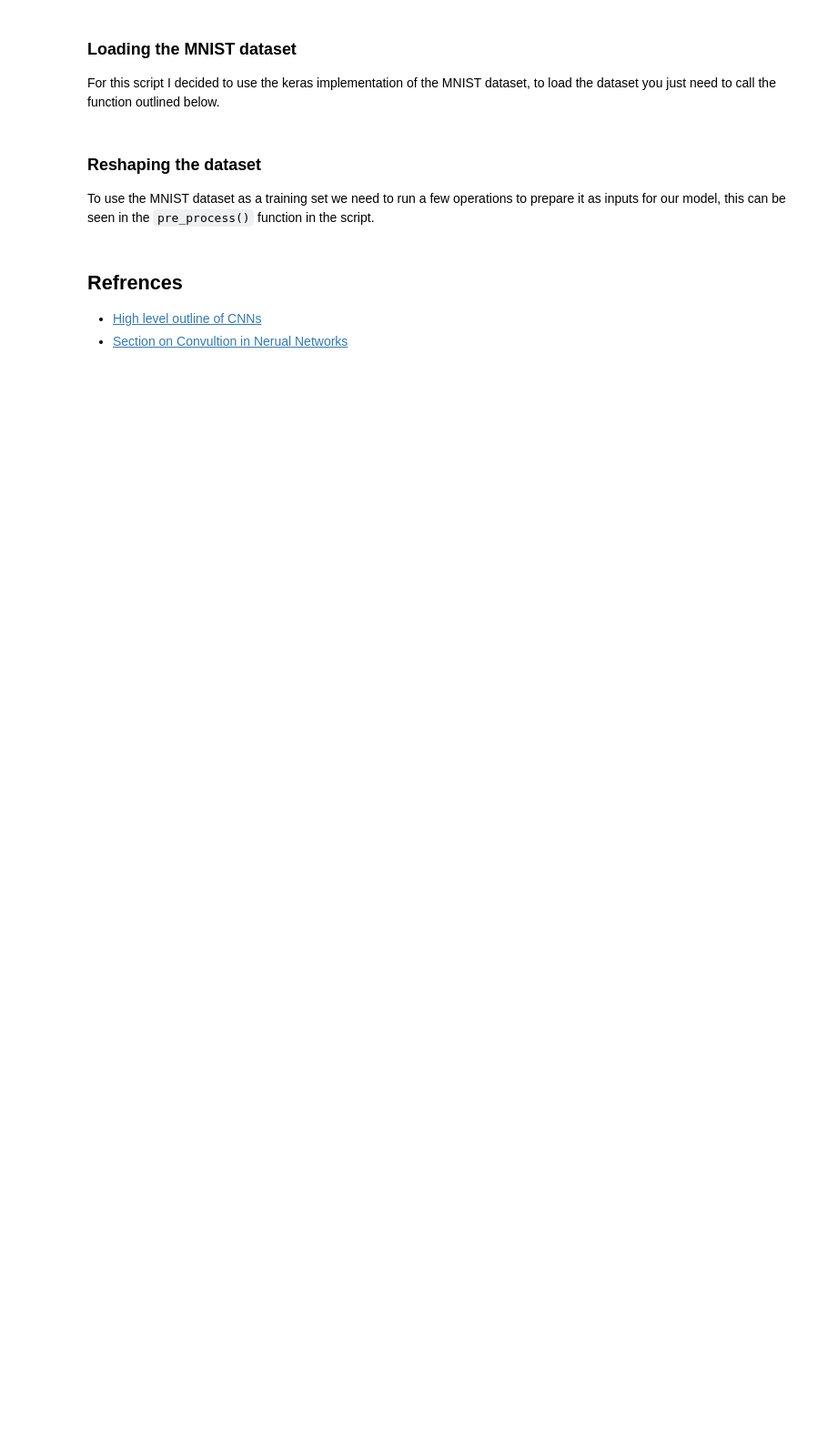
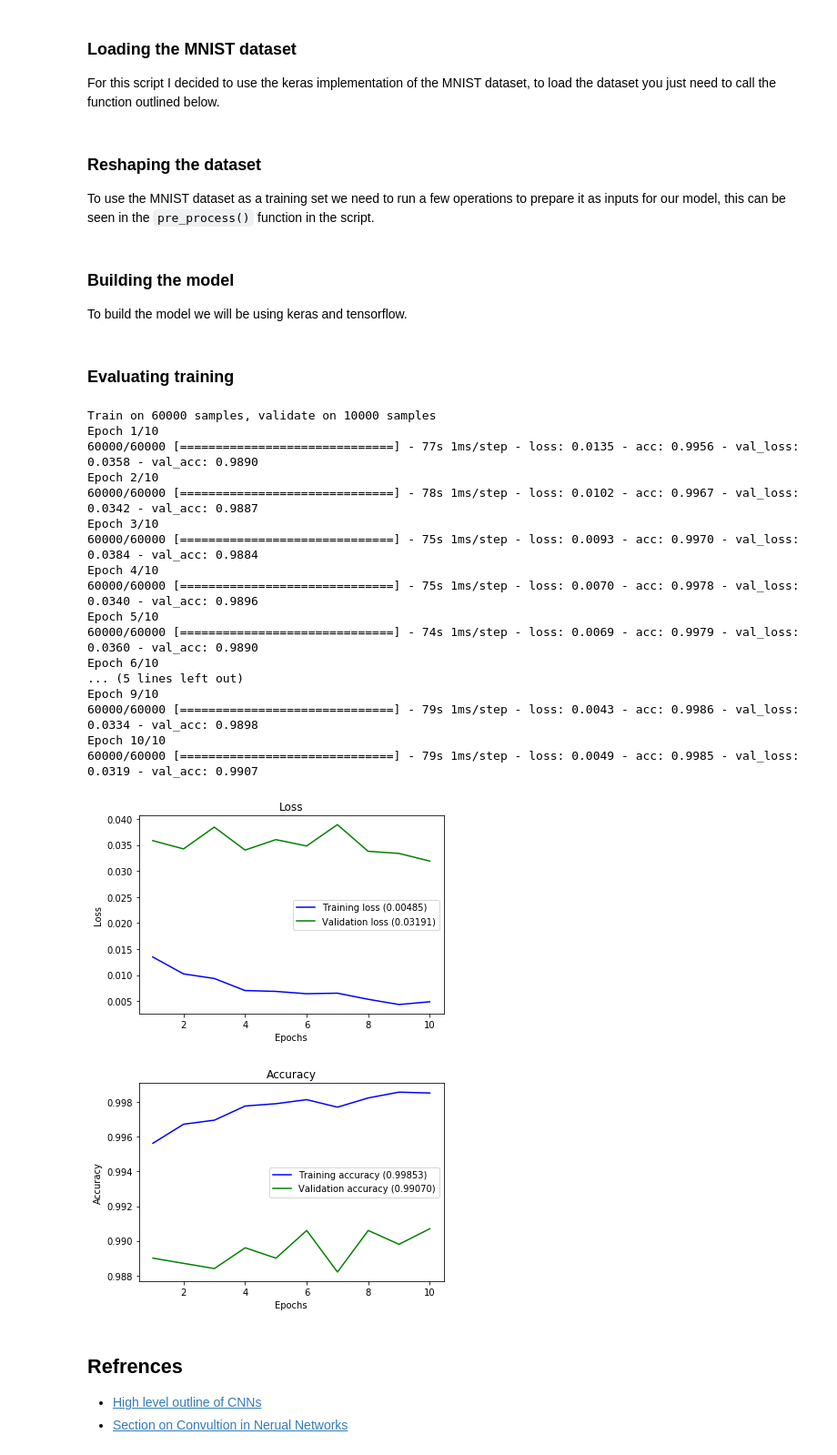
Before and after one commit to lanodburke/Emerging-Technologies-Project, a Jupyter notebook: digit-recognition.ipynb, the cells around one changed output. Shown at 91% size. Drawn from its saved outputs; the diff is of its cells as text; code cells hidden in the pictures; blank space fills up the shorter version.

Commit message:
Added training graphs

```diff
--- a/digit-recognition.ipynb
+++ b/digit-recognition.ipynb
@@ -131,3 +129,6 @@ def pre_process():
     y_test = np_utils.to_categorical(y_test)
 
     return (X_train, y_train), (X_test, y_test)
+# %% [markdown]
+### Building the model
+To build the model we will be using keras and tensorflow.
@@ -134,3 +149,71 @@ def pre_process():
+# %% [markdown]
+### Evaluating training
+# %%
+(X_train, y_train), (X_test, y_test) = pre_process()
+
+model = load_model("digitrec_model.h5")
+model.compile(loss='categorical_crossentropy', optimizer='adam', metrics=['accuracy'])
+history = model.fit(X_train, y_train, validation_data=(X_test, y_test), epochs=10, batch_size=300)
+
+def plot_history(history):
+    loss_list = [s for s in history.history.keys() if 'loss' in s and 'val' not in s]
+    val_loss_list = [s for s in history.history.keys() if 'loss' in s and 'val' in s]
+    acc_list = [s for s in history.history.keys() if 'acc' in s and 'val' not in s]
+    val_acc_list = [s for s in history.history.keys() if 'acc' in s and 'val' in s]
+
+    if len(loss_list) == 0:
+        print('Loss is missing in history')
+        return
+
+    ## As loss always exists
+    epochs = range(1,len(history.history[loss_list[0]]) + 1)
+
+    ## Loss
+    plt.figure(1)
+    for l in loss_list:
+        plt.plot(epochs, history.history[l], 'b', label='Training loss (' + str(str(format(history.history[l][-1],'.5f'))+')'))
+    for l in val_loss_list:
+        plt.plot(epochs, history.history[l], 'g', label='Validation loss (' + str(str(format(history.history[l][-1],'.5f'))+')'))
+
+    plt.title('Loss')
+    plt.xlabel('Epochs')
+    plt.ylabel('Loss')
+    plt.legend()
+
+    ## Accuracy
+    plt.figure(2)
+    for l in acc_list:
+        plt.plot(epochs, history.history[l], 'b', label='Training accuracy (' + str(format(history.history[l][-1],'.5f'))+')')
+    for l in val_acc_list:
+        plt.plot(epochs, history.history[l], 'g', label='Validation accuracy (' + str(format(history.history[l][-1],'.5f'))+')')
+
+    plt.title('Accuracy')
+    plt.xlabel('Epochs')
+    plt.ylabel('Accuracy')
+    plt.legend()
+    plt.show()
+
+plot_history(history)
+# %% [output]
+Train on 60000 samples, validate on 10000 samples
+Epoch 1/10
+60000/60000 [==============================] - 77s 1ms/step - loss: 0.0135 - acc: 0.9956 - val_loss: 0.0358 - val_acc: 0.9890
+Epoch 2/10
+60000/60000 [==============================] - 78s 1ms/step - loss: 0.0102 - acc: 0.9967 - val_loss: 0.0342 - val_acc: 0.9887
+Epoch 3/10
+60000/60000 [==============================] - 75s 1ms/step - loss: 0.0093 - acc: 0.9970 - val_loss: 0.0384 - val_acc: 0.9884
+Epoch 4/10
+60000/60000 [==============================] - 75s 1ms/step - loss: 0.0070 - acc: 0.9978 - val_loss: 0.0340 - val_acc: 0.9896
+Epoch 5/10
+60000/60000 [==============================] - 74s 1ms/step - loss: 0.0069 - acc: 0.9979 - val_loss: 0.0360 - val_acc: 0.9890
+Epoch 6/10
+... (5 lines left out)
+Epoch 9/10
+60000/60000 [==============================] - 79s 1ms/step - loss: 0.0043 - acc: 0.9986 - val_loss: 0.0334 - val_acc: 0.9898
+Epoch 10/10
+60000/60000 [==============================] - 79s 1ms/step - loss: 0.0049 - acc: 0.9985 - val_loss: 0.0319 - val_acc: 0.9907
+[figure, added]
+[figure, added]
 # %% [markdown]
 ## Refrences
 - [High level outline of CNNs](https://medium.freecodecamp.org/an-intuitive-guide-to-convolutional-neural-networks-260c2de0a050)
```
Also changed, not shown: parts of 4 cells of this notebook.
